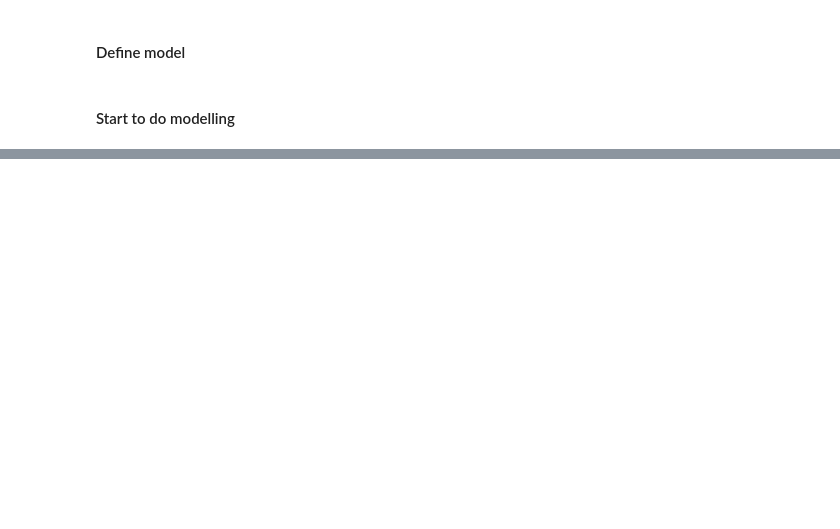
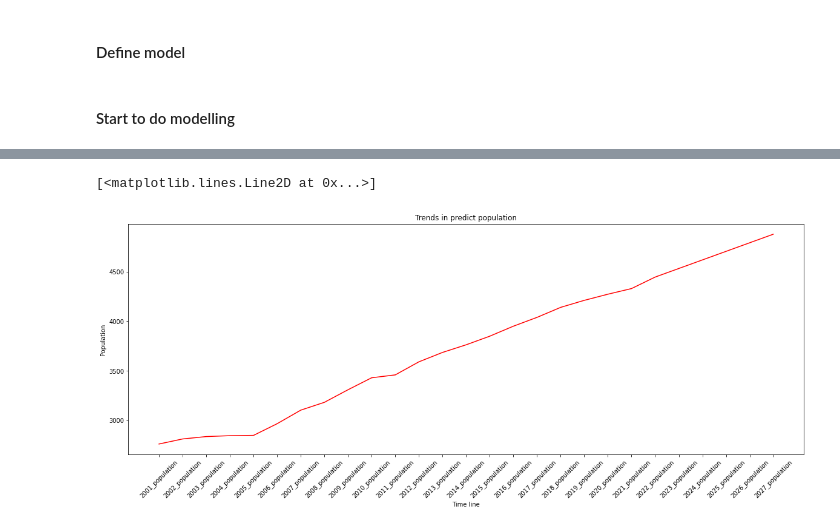
Before and after one commit to MAST30034-Applied-Data-Science/generic-real-estate-consulting-project-group-1-iron-data-man, a Jupyter notebook: notebooks/Modelling.ipynb, the cells around one changed output, grey strips where cells are left out. Cells and saved outputs as stored; diff of their text form; code cells hidden in the pictures; blank space fills up the shorter version.

```diff
--- a/notebooks/Modelling.ipynb
+++ b/notebooks/Modelling.ipynb
@@ -555,0 +605,3 @@ print("The rmse is: ", rmse)
+# %%
+predicted_population = linear_model.predict(exog=predict_population['Year'], transform=True)
+predicted_population
@@ -555,0 +616,16 @@ print("The rmse is: ", rmse)
+# %%
+predict_population['Population'] = predicted_population
+# %%
+dfs = [populationdata_in_each_sa2_code, predict_population]
+five_years_population = pd.concat(dfs)
+# %%
+five_years_population.reset_index().drop(columns='index')
+five_years_population['Year'] = ['2001_population', '2002_population', '2003_population',
+       '2004_population', '2005_population', '2006_population',
+       '2007_population', '2008_population', '2009_population',
+       '2010_population', '2011_population', '2012_population',
+       '2013_population', '2014_population', '2015_population',
+       '2016_population', '2017_population', '2018_population',
+       '2019_population', '2020_population', '2021_population',
+       '2022_population', '2023_population', '2024_population',
+       '2025_population', '2026_population', '2027_population']
@@ -555,0 +652,11 @@ print("The rmse is: ", rmse)
+# %%
+# plot predict population in one sa2 code
+plt.figure(figsize=(20,7))
+plt.xticks(rotation=45)
+plt.ylabel("Population")
+plt.xlabel("Time line")
+plt.title("Trends in predict population")
+plt.plot(five_years_population['Year'],five_years_population['Population'], color = 'r')
+# %% [output]
+[<matplotlib.lines.Line2D at 0x...>]
+[figure, added]
```
Also changed, not shown: parts of 33 cells of this notebook, 1 other file.
